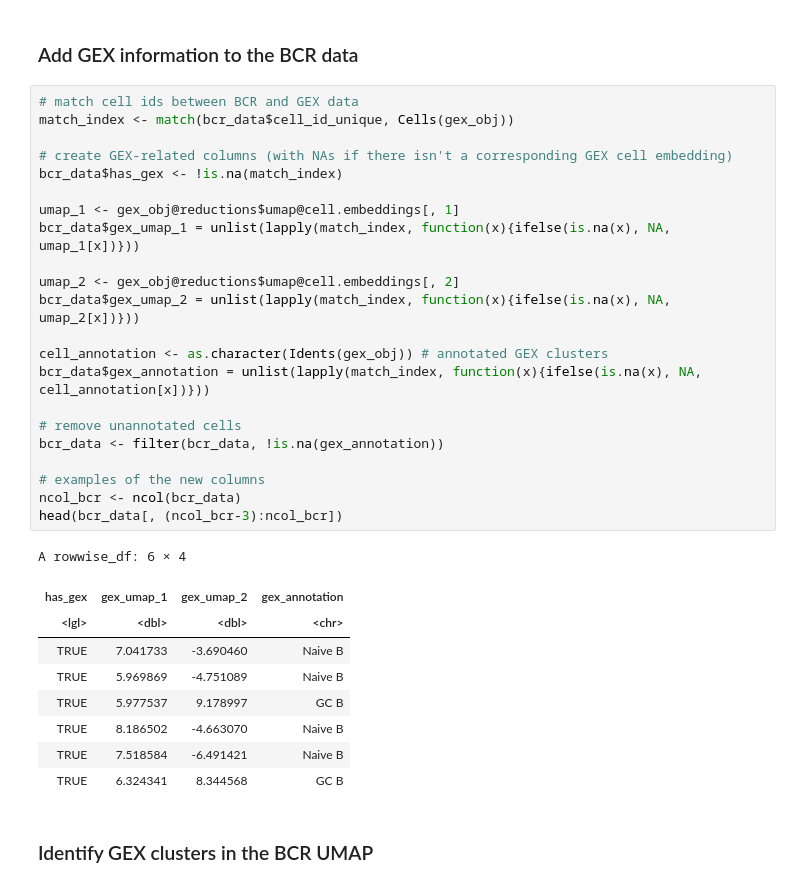
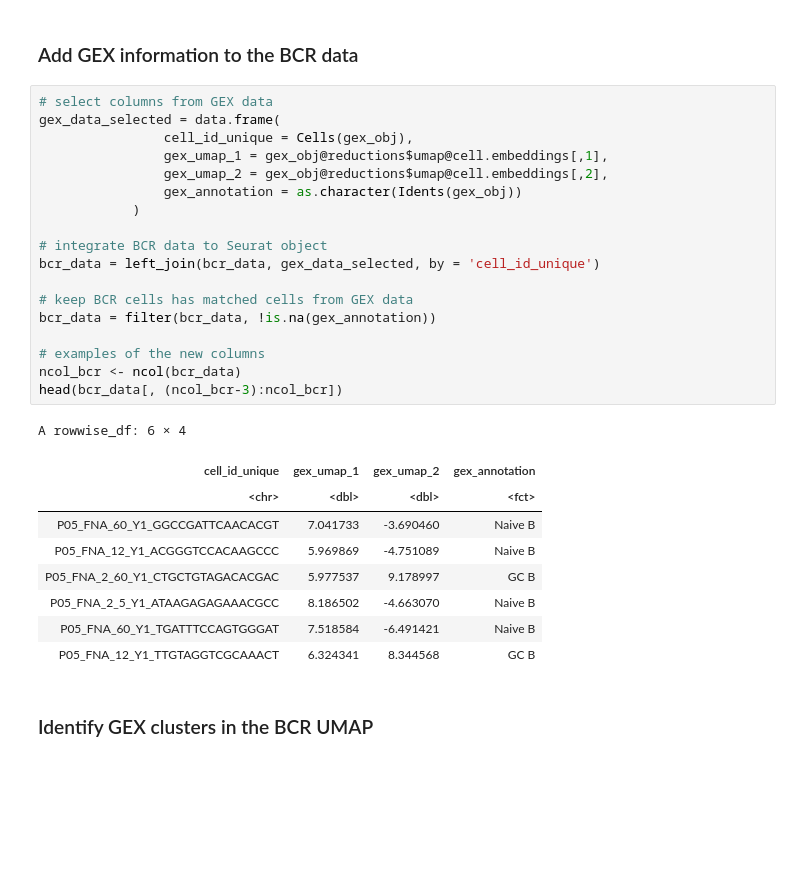
Before and after one commit to immcantation/immcantation, a Jupyter notebook: training/BCR_Seurat_tutorial.ipynb, the cells around one changed output. Drawn from its saved outputs; the diff is of its cells as text; blank space fills up the shorter version.

```diff
--- a/training/BCR_Seurat_tutorial.ipynb
+++ b/training/BCR_Seurat_tutorial.ipynb
@@ -91,38 +89,34 @@ As we can see, there is a very good correlation between the BCR cells (in red) a
 The annotatation information of B cells (such as sub-types of B cells and their associated UMAP coordinates) identified by the GEX data can be integrated into BCR data.
 # %% [markdown]
 ### Add GEX information to the BCR data
-# %%
-# match cell ids between BCR and GEX data
-match_index <- match(bcr_data$cell_id_unique, Cells(gex_obj))
-
-# create GEX-related columns (with NAs if there isn't a corresponding GEX cell embedding)
-bcr_data$has_gex <- !is.na(match_index)
-
-umap_1 <- gex_obj@reductions$umap@cell.embeddings[, 1]
-bcr_data$gex_umap_1 = unlist(lapply(match_index, function(x){ifelse(is.na(x), NA, umap_1[x])}))
-
-umap_2 <- gex_obj@reductions$umap@cell.embeddings[, 2]
-bcr_data$gex_umap_2 = unlist(lapply(match_index, function(x){ifelse(is.na(x), NA, umap_2[x])}))
-
-cell_annotation <- as.character(Idents(gex_obj)) # annotated GEX clusters
-bcr_data$gex_annotation = unlist(lapply(match_index, function(x){ifelse(is.na(x), NA, cell_annotation[x])}))
-
-# remove unannotated cells
-bcr_data <- filter(bcr_data, !is.na(gex_annotation))
-
-# examples of the new columns
-ncol_bcr <- ncol(bcr_data)
-head(bcr_data[, (ncol_bcr-3):ncol_bcr])
-# %% [output]
-A rowwise_df: 6 × 4
-| has_gex | gex_umap_1 | gex_umap_2 | gex_annotation |
-| <lgl> | <dbl> | <dbl> | <chr> |
-| TRUE | 7.041733 | -3.690460 | Naive B |
-| TRUE | 5.969869 | -4.751089 | Naive B |
-| TRUE | 5.977537 | 9.178997 | GC B |
-| TRUE | 8.186502 | -4.663070 | Naive B |
-| TRUE | 7.518584 | -6.491421 | Naive B |
-| TRUE | 6.324341 | 8.344568 | GC B |
+# %%
+# select columns from GEX data
+gex_data_selected = data.frame(
+                cell_id_unique = Cells(gex_obj),
+                gex_umap_1 = gex_obj@reductions$umap@cell.embeddings[,1],
+                gex_umap_2 = gex_obj@reductions$umap@cell.embeddings[,2],
+                gex_annotation = as.character(Idents(gex_obj))
+            )
+
+# integrate BCR data to Seurat object
+bcr_data = left_join(bcr_data, gex_data_selected, by = 'cell_id_unique')
+
+# keep BCR cells has matched cells from GEX data
+bcr_data = filter(bcr_data, !is.na(gex_annotation))
+
+# examples of the new columns
+ncol_bcr <- ncol(bcr_data)
+head(bcr_data[, (ncol_bcr-3):ncol_bcr])
+# %% [output]
+A rowwise_df: 6 × 4
+| cell_id_unique | gex_umap_1 | gex_umap_2 | gex_annotation |
+| <chr> | <dbl> | <dbl> | <fct> |
+| P05_FNA_60_Y1_GGCCGATTCAACACGT | 7.041733 | -3.690460 | Naive B |
+| P05_FNA_12_Y1_ACGGGTCCACAAGCCC | 5.969869 | -4.751089 | Naive B |
+| P05_FNA_2_60_Y1_CTGCTGTAGACACGAC | 5.977537 | 9.178997 | GC B |
+| P05_FNA_2_5_Y1_ATAAGAGAGAAACGCC | 8.186502 | -4.663070 | Naive B |
+| P05_FNA_60_Y1_TGATTTCCAGTGGGAT | 7.518584 | -6.491421 | Naive B |
+| P05_FNA_12_Y1_TTGTAGGTCGCAAACT | 6.324341 | 8.344568 | GC B |
 # %% [markdown]
 ### Identify GEX clusters in the BCR UMAP
 # %% [markdown]
```
Also changed, not shown: parts of 6 cells of this notebook.
